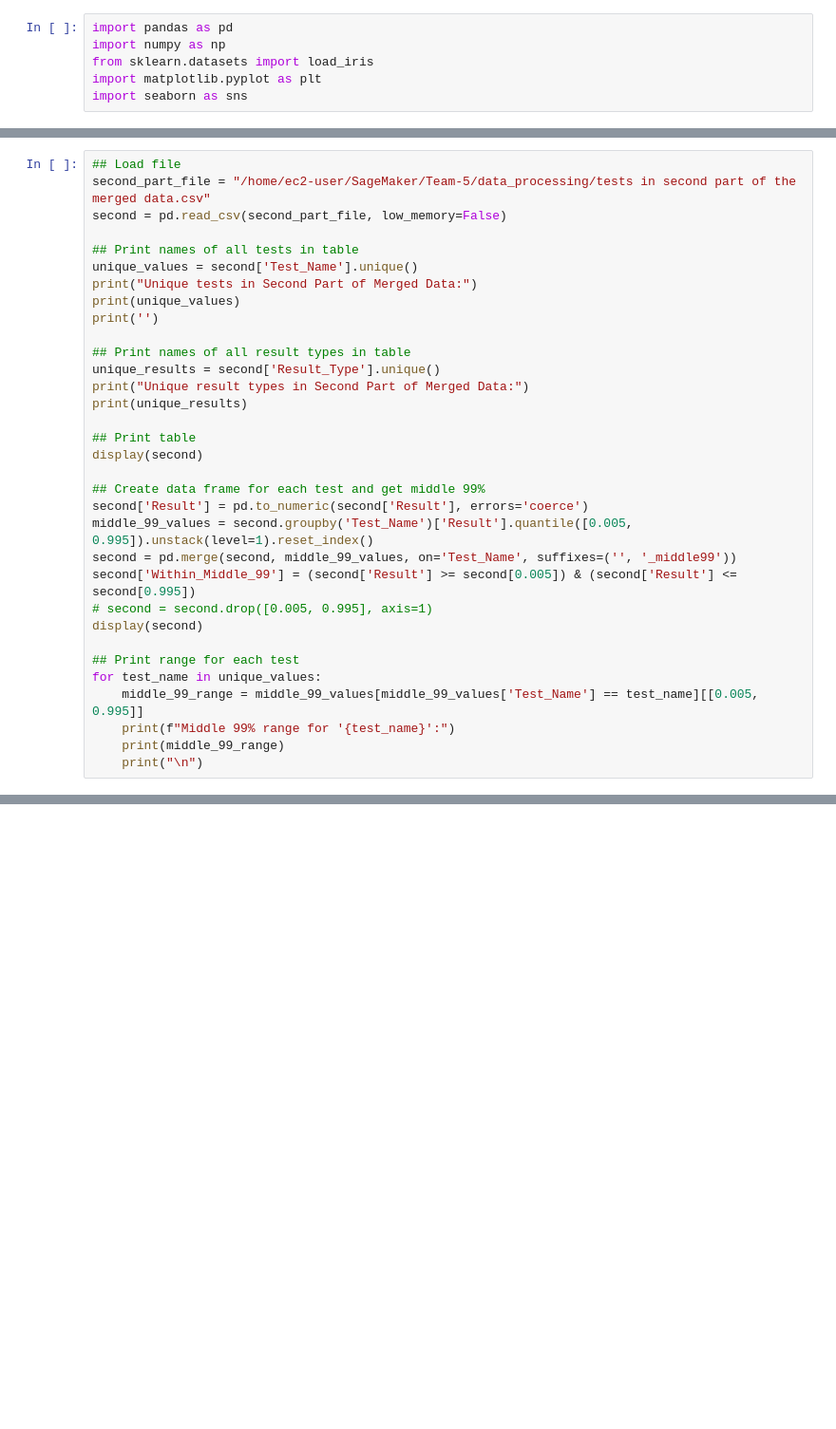
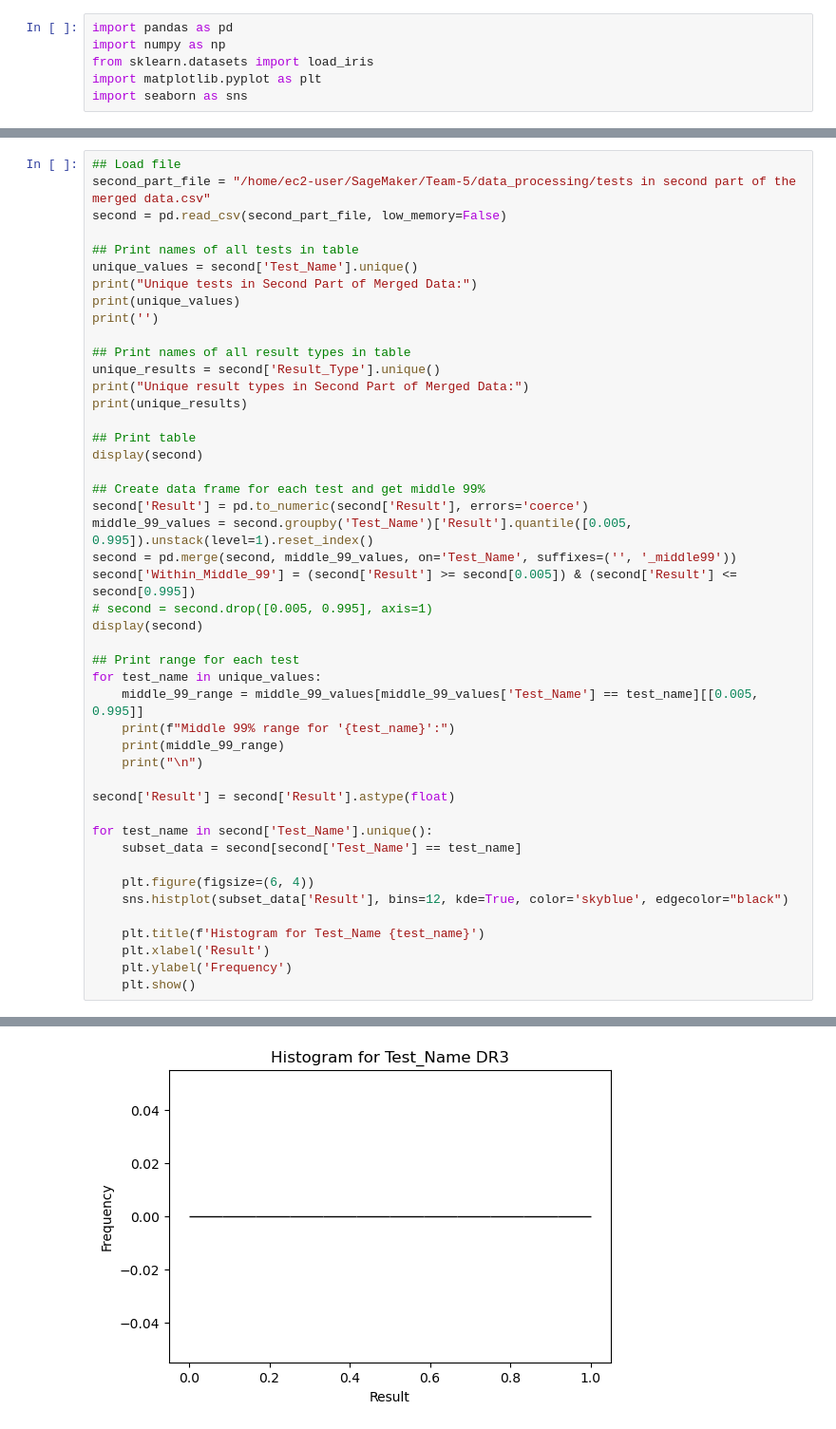
Before and after one commit to niddk-data-challenge/Team-5, a Jupyter notebook: Tests in First and Second Part of Merged Data Tables.ipynb, the cells around one changed output, grey strips where cells are left out. Shown: that part at 95% size. Saved outputs shown, nothing was run; the diff lists cells and outputs as text; blank space fills up the shorter version.

Commit message:
Add histograms

```diff
--- a/Tests in First and Second Part of Merged Data Tables.ipynb
+++ b/Tests in First and Second Part of Merged Data Tables.ipynb
@@ -104,6 +107,19 @@ for test_name in unique_values:
     print(f"Middle 99% range for '{test_name}':")
     print(middle_99_range)
     print("\n")
+
+second['Result'] = second['Result'].astype(float)
+
+for test_name in second['Test_Name'].unique():
+    subset_data = second[second['Test_Name'] == test_name]
+
+    plt.figure(figsize=(6, 4))
+    sns.histplot(subset_data['Result'], bins=12, kde=True, color='skyblue', edgecolor="black")
+
+    plt.title(f'Histogram for Test_Name {test_name}')
+    plt.xlabel('Result')
+    plt.ylabel('Frequency')
+    plt.show()
 # %% [output]
 Unique tests in Second Part of Merged Data:
 ['DR3' 'DR4' 'GAD65' 'GAD65H' 'GLU-10' 'GLU0' 'GLU120' 'GLU30' 'GLU60'
@@ -130,30 +146,31 @@ Unique result types in Second Part of Merged Data:
 |  | Test_Name | Result | Result_Type | 0.005 | 0.995 | Within_Middle_99 |
 | 0 | DR3 | NaN | NORPTD | NaN | NaN | False |
 | 1 | DR3 | NaN | NORPTD | NaN | NaN | False |
 | 2 | DR3 | NaN | RPTD | NaN | NaN | False |
 | 3 | DR3 | NaN | RPTD | NaN | NaN | False |
 | 4 | DR3 | NaN | RPTD | NaN | NaN | False |
 | ... | ... | ... | ... | ... | ... | ... |
 | 1739218 | INS90 | 266.0 | RPTD | 37.525 | 265.41 | False |
 | 1739219 | INS90 | 37.5 | RPTD | 37.525 | 265.41 | False |
 | 1739220 | INS90 | 38.0 | RPTD | 37.525 | 265.41 | True |
 | 1739221 | INS90 | 52.3 | RPTD | 37.525 | 265.41 | True |
 | 1739222 | INS90 | 85.4 | RPTD | 37.525 | 265.41 | True |
 1739223 rows × 6 columns
 Middle 99% range for 'DR3':
    0.005  0.995
 0    NaN    NaN
 
 
 Middle 99% range for 'DR4':
    0.005  0.995
 1    NaN    NaN
 
 
 Middle 99% range for 'GAD65':
    0.005  0.995
 ... (167 lines left out)
 
 Middle 99% range for 'INS90':
      0.005   0.995
 22  37.525  265.41
+[figure, added]
```
Also changed, not shown: parts of 2 cells of this notebook.
